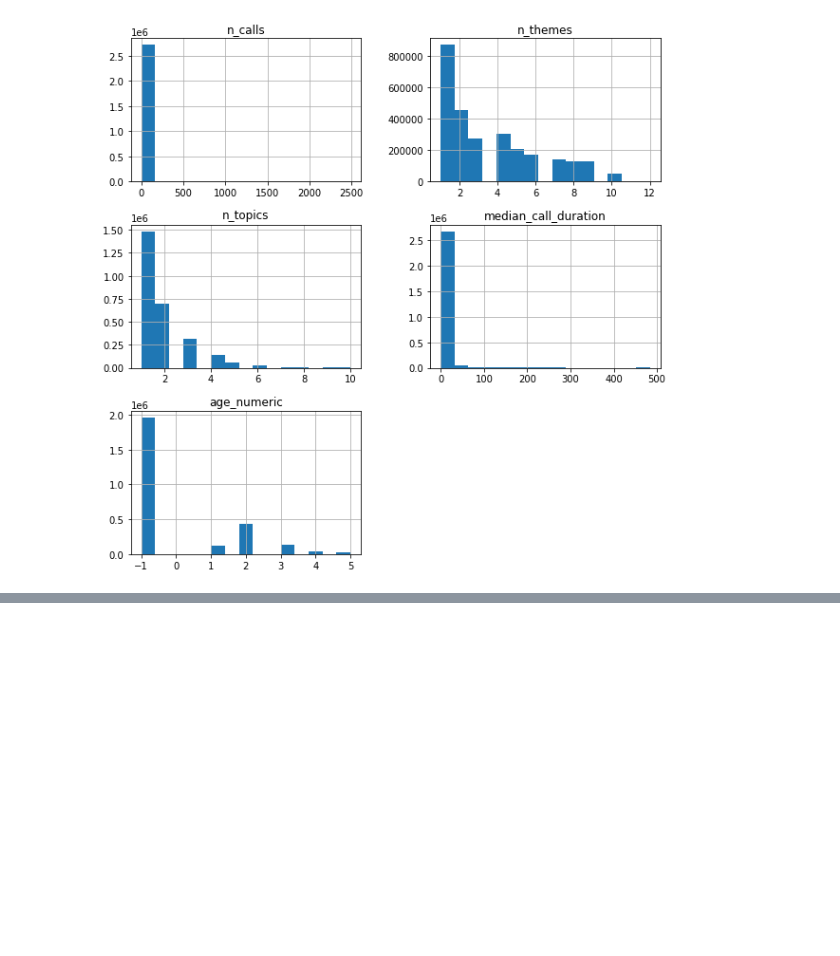
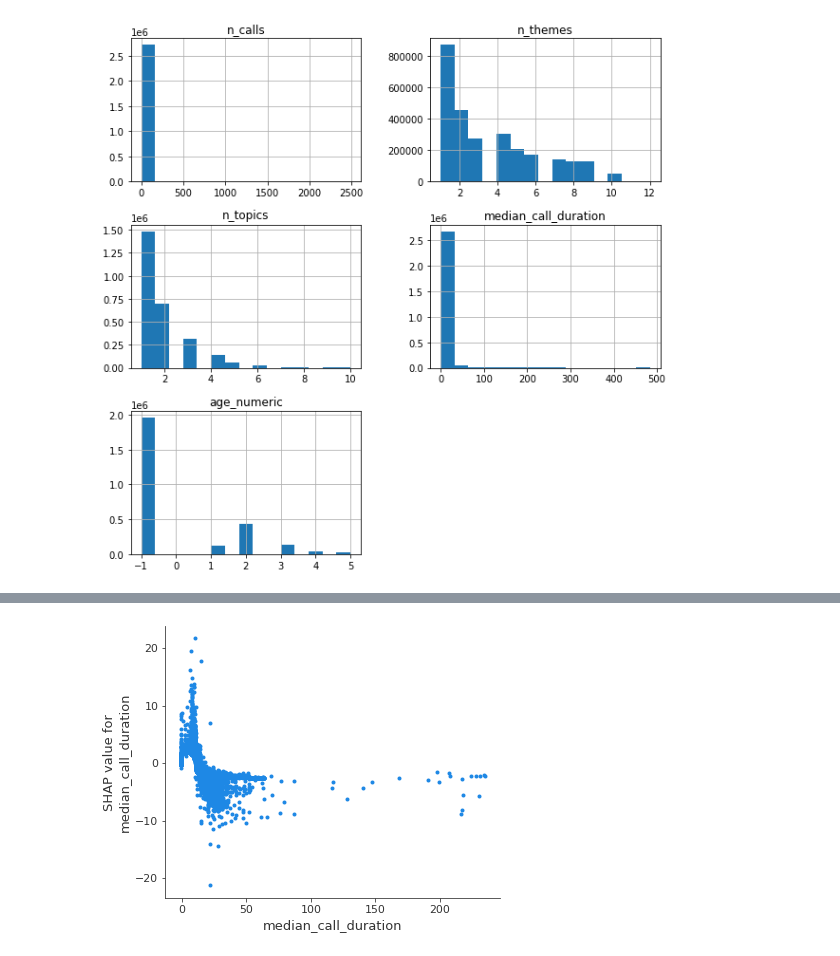
Before and after one commit to datakind/Viamo_DataDive_Dec22, a Jupyter notebook: Workstream #4/explaining_n_calls.ipynb, the cells around one changed output, grey strips where cells are left out. Drawn from its saved outputs; the diff is of its cells as text; code cells hidden in the pictures; blank space fills up the shorter version.

```diff
--- a/Workstream #4/explaining_n_calls.ipynb
+++ b/Workstream #4/explaining_n_calls.ipynb
@@ -65 +93,5 @@ shap.summary_plot(
+# %%
+shap.dependence_plot(ind = 'median_call_duration', shap_values =  shap_values, features = X_sample,interaction_index = None)
+# %% [output]
+[figure, added]
 # %%
```
Also changed, not shown: parts of 13 cells of this notebook, 1 other file.
